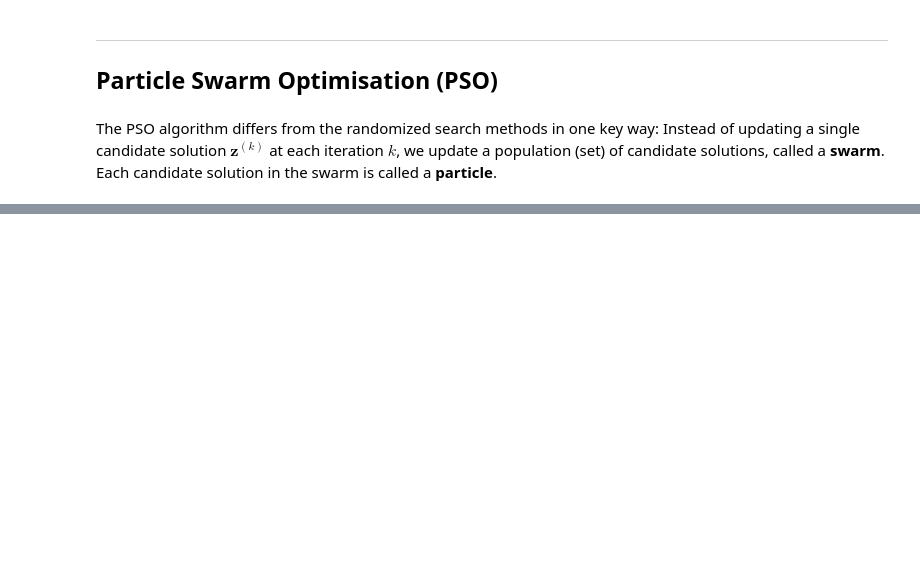
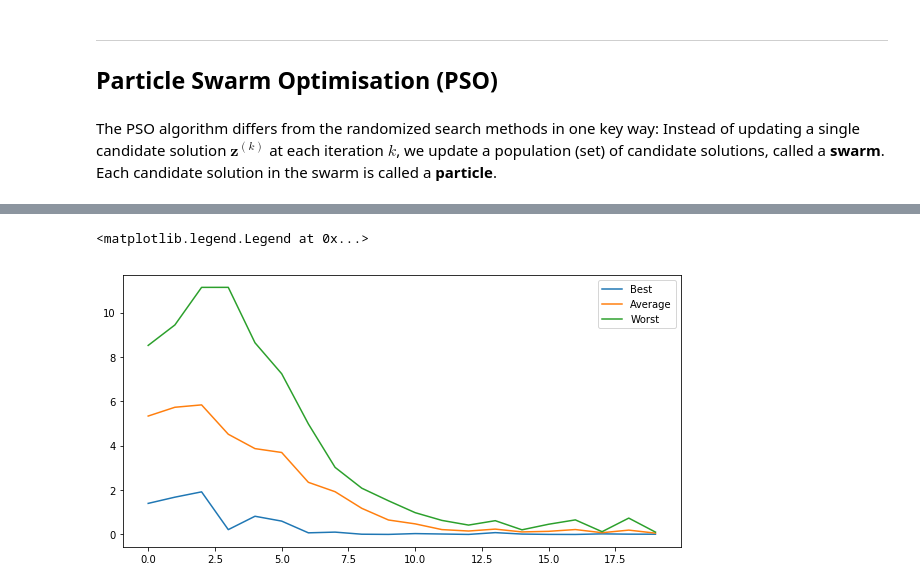
Before and after one commit to sheikhomar/opan, a Jupyter notebook: lec11.ipynb, the cells around one changed output, grey strips where cells are left out. Drawn from its saved outputs; the diff is of its cells as text; code cells hidden in the pictures; blank space fills up the shorter version.

```diff
--- a/lec11.ipynb
+++ b/lec11.ipynb
@@ -117,18 +118,3 @@ where $\mathbf{d}^{(k)}$ is randomly generated. By design, the direction $\mathb
 # %% [markdown]
 ----
 #### In-Class Pseudo Code
-# %%
-x_k = initial_point
-
-for i in range(100):
-    # Notice that the RANDOM is a red herring
-
-    z = NEIGHBOUR(x_k)
-
-    # If we don't find any improvement in the cost
-    # in a number of iterations, then stop
-
-    if COST(z) < COST(x_k):
-        x_kp1= z
-    else
-        x_kp1 = x_k
@@ -311,0 +357,17 @@ class Particle:
+# %%
+num_iterations = len(result['swarm'])
+best_fitness = []; worst_fitness = []; avg_fitness = []
+for i in range(num_iterations):
+    swarm_data = result['swarm'][i]
+    best_fitness.append(np.min(swarm_data['fitness']))
+    worst_fitness.append(np.max(swarm_data['fitness']))
+    avg_fitness.append(np.mean(swarm_data['fitness']))
+x = np.arange(num_iterations)
+fig, ax = plt.subplots(figsize=(10, 5))
+ax.plot(x, best_fitness, label='Best')
+ax.plot(x, avg_fitness, label='Average')
+ax.plot(x, worst_fitness, label='Worst')
+ax.legend()
+# %% [output]
+<matplotlib.legend.Legend at 0x...>
+[figure, added]
```
Also changed, not shown: parts of 23 cells of this notebook, 8 other files.
